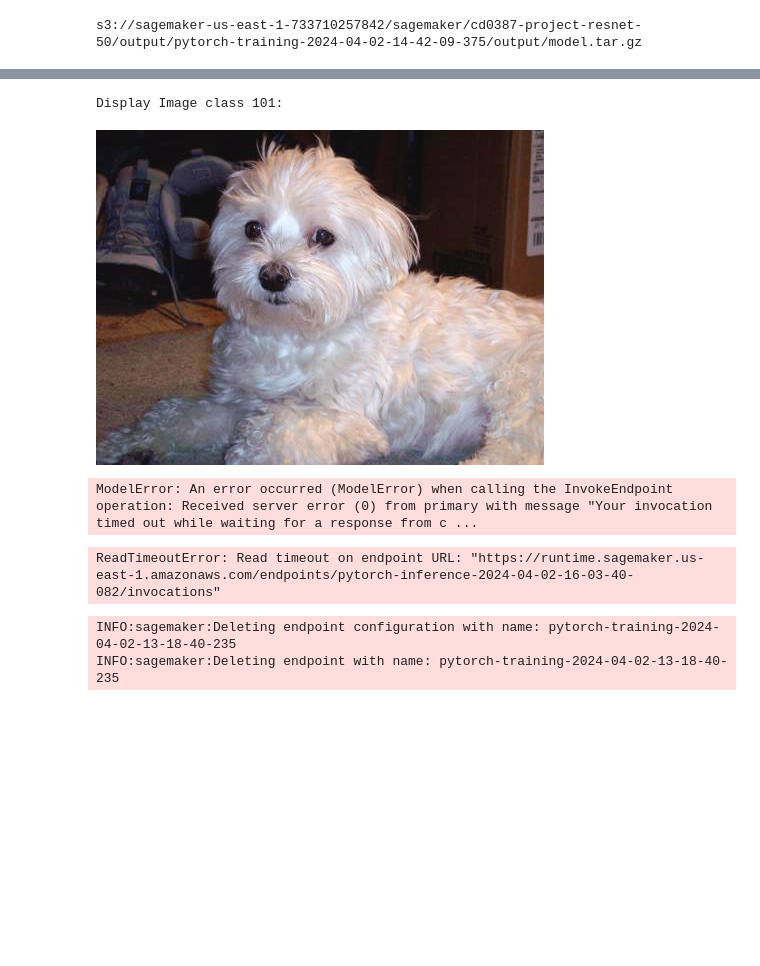
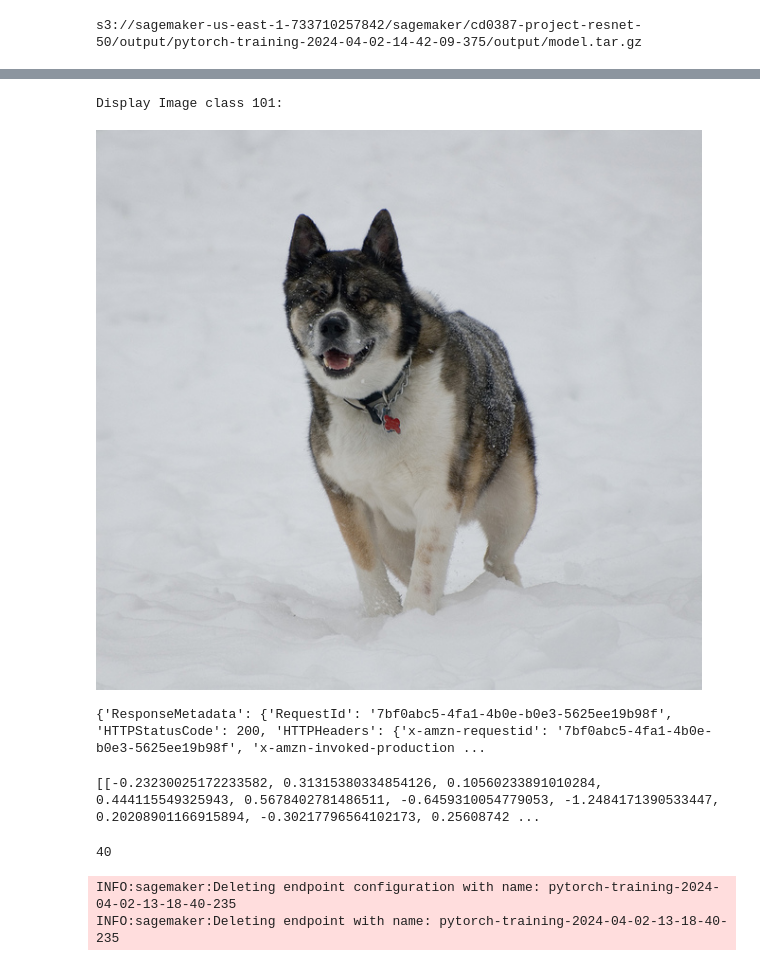
Before and after one commit to emugabi/udacity-cd0387-deep-learning-coursework, a Jupyter notebook: CD0387-dog-breed-nlp-project/train_and_deploy.ipynb, the cells around one changed output, grey strips where cells are left out. Drawn from its saved outputs; the diff is of its cells as text; code cells hidden in the pictures; blank space fills up the shorter version.

```diff
--- a/CD0387-dog-breed-nlp-project/train_and_deploy.ipynb
+++ b/CD0387-dog-breed-nlp-project/train_and_deploy.ipynb
@@ -516,27 +516,26 @@ INFO:sagemaker:Creating endpoint with name pytorch-inference-2024-04-02-16-24-12
 # %%
 # TODO: Run an prediction on the endpoint
 from PIL import Image
 import io
 
-test_image_path = "./dogImages/test/101.Maltese/Maltese_06716.jpg"
+test_image_path = "./dogImages/test/004.Akita/Akita_00244.jpg"
 
 with open(test_image_path, "rb") as f:
     payload = f.read()
     print("Display Image class 101:")
     display(Image.open(io.BytesIO(payload)))
 
-response = predictor.predict(payload, initial_args={"ContentType": "image/jpeg"})
-predicted_dog_breed = np.argmax(response, 1) + 1
+#response = predictor.predict(payload, initial_args={"ContentType": "application/x-image"})
+#predicted_dog_breed = np.argmax(response, 1) + 1
 
-print(f"Prediction: {predicted_dog_breed}")
+#print(f"Prediction: {predicted_dog_breed}")
 
 
 #image = # TODO: Your code to load and preprocess image to send to endpoint for prediction
 #response = predictor.predict(image)
 # %% [output]
 Display Image class 101:
-[figure, old version]
+[figure, new version]
-ModelError: An error occurred (ModelError) when calling the InvokeEndpoint operation: Received server error (0) from primary with message "Your invocation timed out while waiting for a response from c ...
 # %%
 import boto3
 
@@ -560,7 +559,7 @@ response = runtime.invoke_endpoint(
 
 print(response)
 # %% [output]
-ReadTimeoutError: Read timeout on endpoint URL: "https://runtime.sagemaker.us-east-1.amazonaws.com/endpoints/pytorch-inference-2024-04-02-16-03-40-082/invocations"
+{'ResponseMetadata': {'RequestId': '7bf0abc5-4fa1-4b0e-b0e3-5625ee19b98f', 'HTTPStatusCode': 200, 'HTTPHeaders': {'x-amzn-requestid': '7bf0abc5-4fa1-4b0e-b0e3-5625ee19b98f', 'x-amzn-invoked-production ...
 # %%
 import json
 
@@ -575,6 +574,20 @@ decoded_response_body = json_response_body.decode('utf-8')
 prediction = json.loads(decoded_response_body)
 
 print(prediction)
+# %% [output]
+[[-0.23230025172233582, 0.31315380334854126, 0.10560233891010284, 0.444115549325943, 0.5678402781486511, -0.6459310054779053, -1.2484171390533447, 0.20208901166915894, -0.30217796564102173, 0.25608742 ...
+# %%
+import numpy as np
+
+# Convert the prediction to a numpy array
+prediction_array = np.array(prediction)
+
+# Find the index of the maximum value
+predicted_class = np.argmax(prediction_array)
+
+print(predicted_class)
+# %% [output]
+40
 # %%
 # TODO: Remember to shutdown/delete your endpoint once your work is done
 predictor.delete_endpoint()
```
Also changed, not shown: parts of 1 cell of this notebook.
